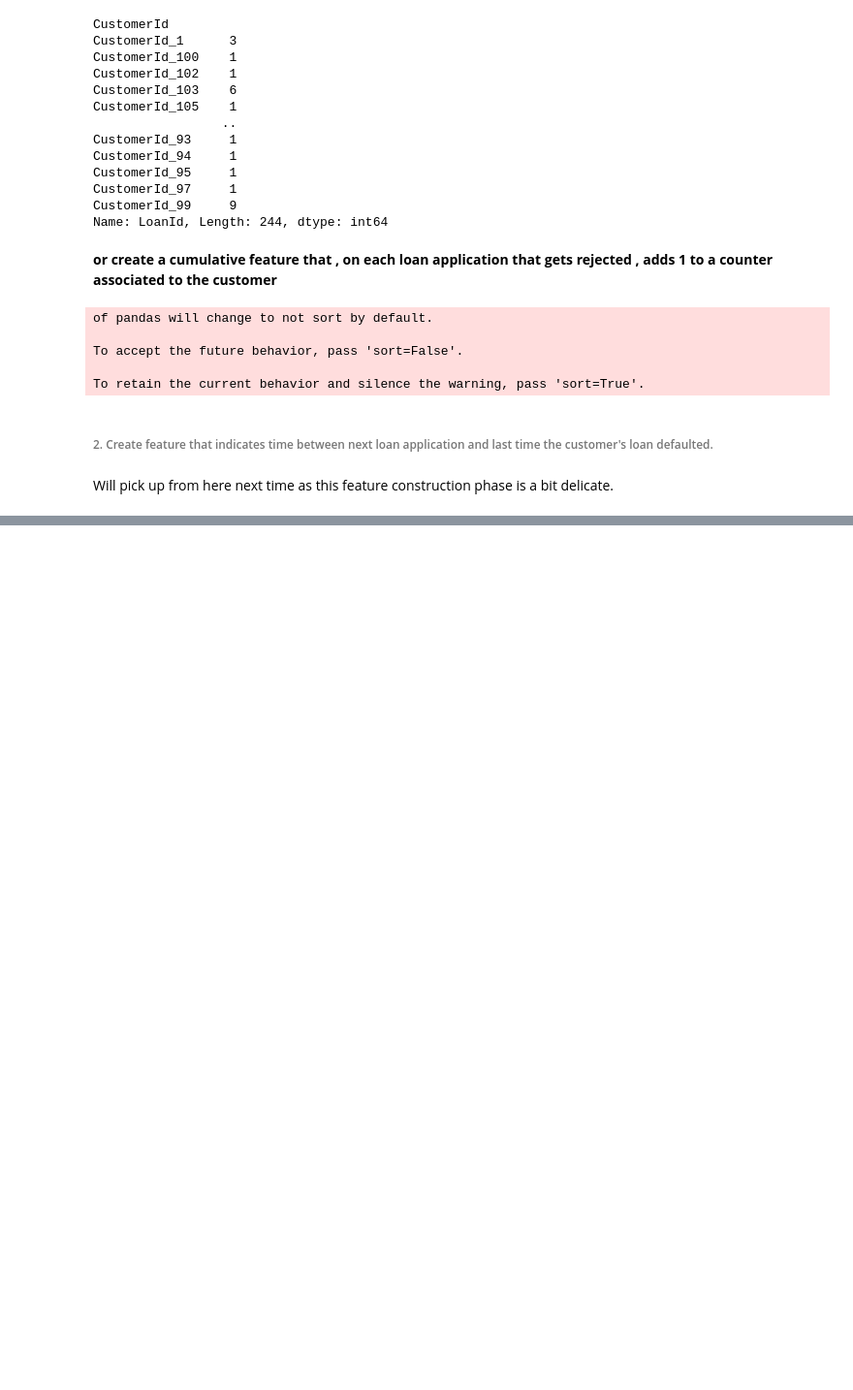
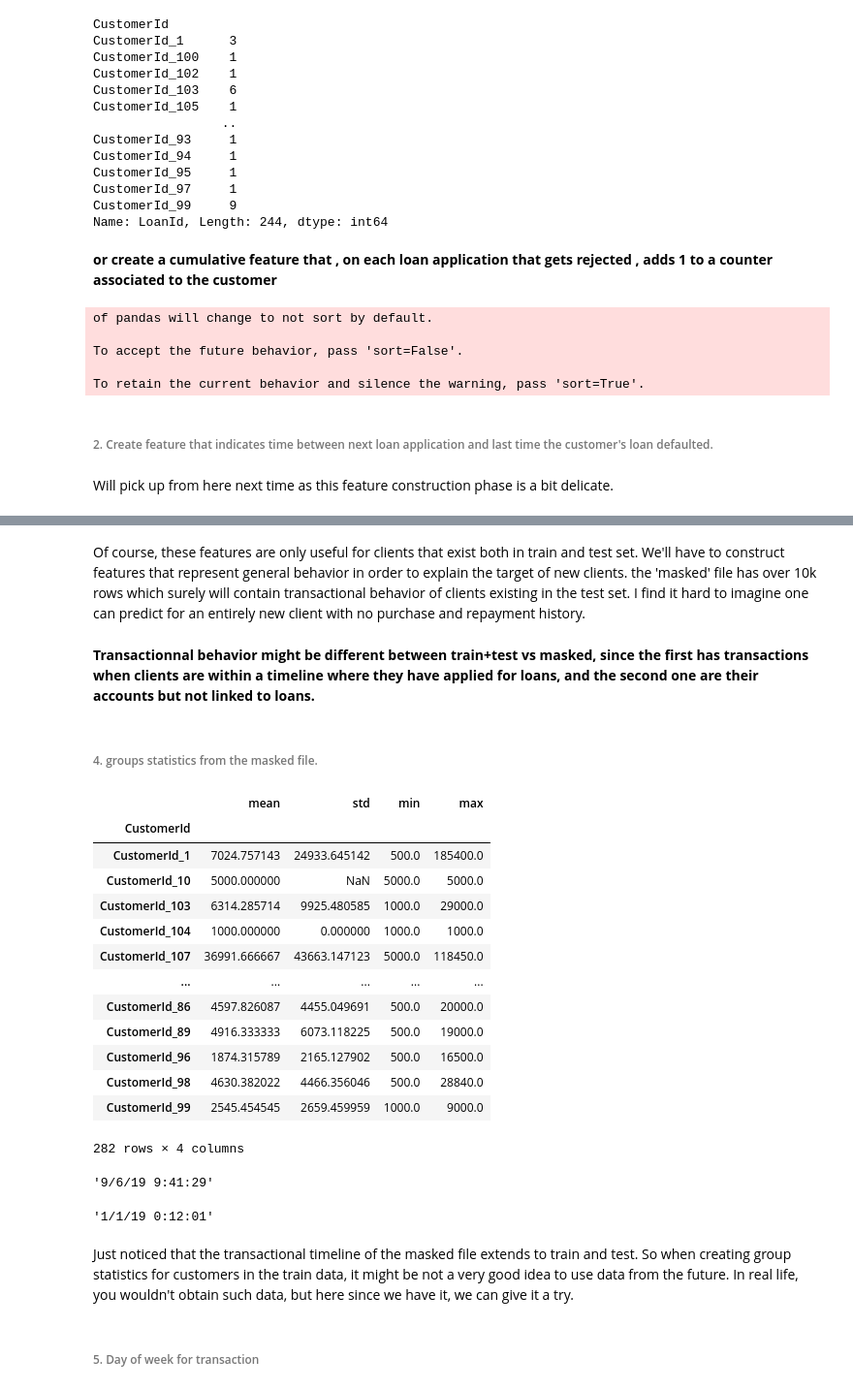
Before and after one commit to blenzus/StandardBankLoanDefault, a Jupyter notebook: Standard_Bank_EDA.ipynb, the cells around one changed output, grey strips where cells are left out. Shown: that part at 97% size. Drawn from its saved outputs; the diff is of its cells as text; code cells hidden in the pictures; blank space fills up the shorter version.

```diff
--- a/Standard_Bank_EDA.ipynb
+++ b/Standard_Bank_EDA.ipynb
@@ -476,0 +493,35 @@ Will pick up from here next time as this feature construction phase is a bit del
+# %% [markdown]
+Of course, these features are only useful for clients that exist both in train and test set.
+We'll have to construct features that represent general behavior in order to explain the target of new clients.
+the 'masked' file has over 10k rows which surely will contain transactional behavior of clients existing in the test set. I find it hard to imagine one can predict for an entirely new client with no purchase and repayment history.
+# %% [markdown]
+**Transactionnal behavior might be different between train+test vs masked, since the first has transactions when clients are within a timeline where they have applied for loans, and the second one are their accounts but not linked to loans.**
+# %% [markdown]
+###### 4. groups statistics from the masked file.
+# %%
+mask.groupby('CustomerId').Value.agg(('mean','std','min','max'))
+# %% [output]
+|  | mean | std | min | max |
+| CustomerId |  |  |  |  |
+| CustomerId_1 | 7024.757143 | 24933.645142 | 500.0 | 185400.0 |
+| CustomerId_10 | 5000.000000 | NaN | 5000.0 | 5000.0 |
+| CustomerId_103 | 6314.285714 | 9925.480585 | 1000.0 | 29000.0 |
+| CustomerId_104 | 1000.000000 | 0.000000 | 1000.0 | 1000.0 |
+| CustomerId_107 | 36991.666667 | 43663.147123 | 5000.0 | 118450.0 |
+| ... | ... | ... | ... | ... |
+| CustomerId_86 | 4597.826087 | 4455.049691 | 500.0 | 20000.0 |
+| CustomerId_89 | 4916.333333 | 6073.118225 | 500.0 | 19000.0 |
+| CustomerId_96 | 1874.315789 | 2165.127902 | 500.0 | 16500.0 |
+| CustomerId_98 | 4630.382022 | 4466.356046 | 500.0 | 28840.0 |
+| CustomerId_99 | 2545.454545 | 2659.459959 | 1000.0 | 9000.0 |
+282 rows × 4 columns
+# %%
+mask.TransactionStartTime.max()
+# %% [output]
+'9/6/19 9:41:29'
+# %%
+mask.TransactionStartTime.min()
+# %% [output]
+'1/1/19 0:12:01'
+# %% [markdown]
+Just noticed that the transactional timeline of the masked file extends to train and test. So when creating group statistics for customers in the train data, it might be not a very good idea to use data from the future. In real life, you wouldn't obtain such data, but here since we have it, we can give it a try.
@@ -476,0 +538,2 @@ Will pick up from here next time as this feature construction phase is a bit del
+# %% [markdown]
+###### 5. Day of week for transaction
```
Also changed, not shown: parts of 31 cells of this notebook.
